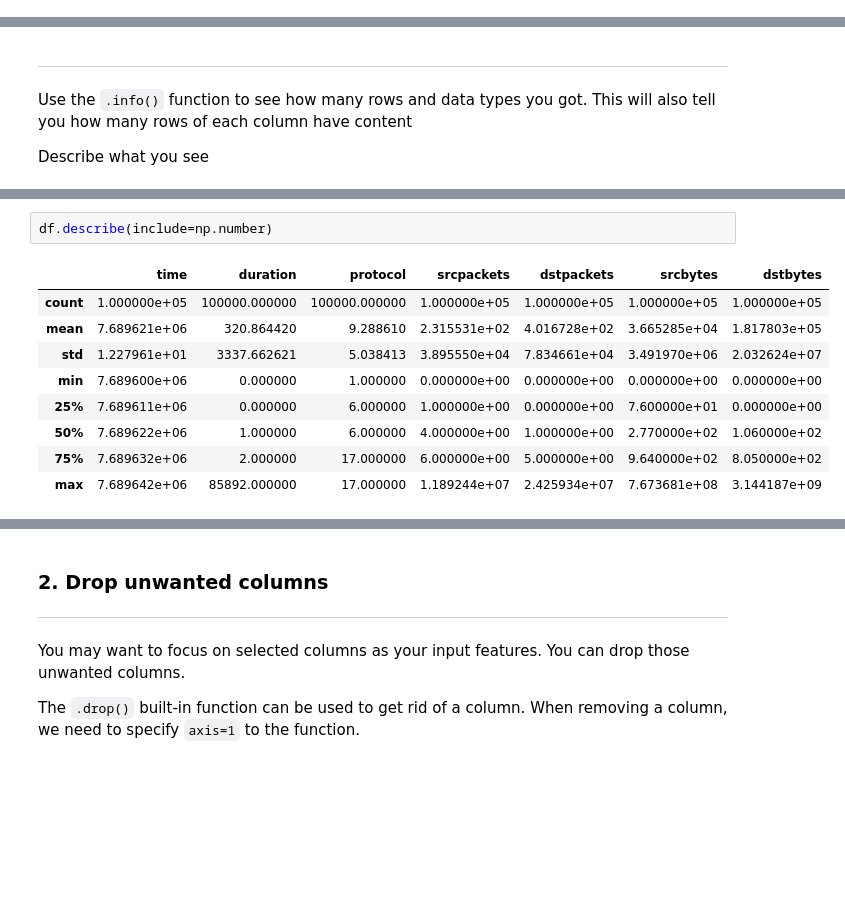
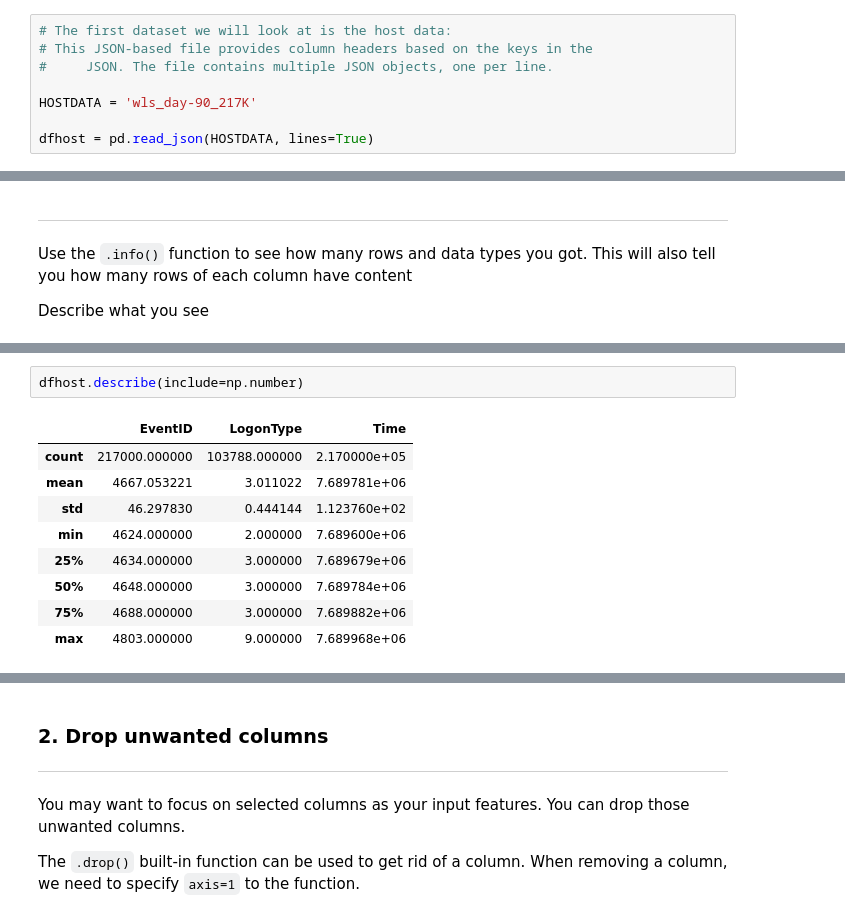
Before and after one commit to chalmerlowe/capstone, a Jupyter notebook: capstone.ipynb, the cells around one changed output, grey strips where cells are left out. Cells and saved outputs as stored; diff of their text form; blank space fills up the shorter version.

```diff
--- a/capstone.ipynb
+++ b/capstone.ipynb
@@ -79,0 +66,8 @@ dfnet = pd.read_csv(NETDATA, names=names)
+# %%
+# The first dataset we will look at is the host data:
+# This JSON-based file provides column headers based on the keys in the
+#     JSON. The file contains multiple JSON objects, one per line.
+
+HOSTDATA = 'wls_day-90_217K'
+
+dfhost = pd.read_json(HOSTDATA, lines=True)
@@ -189,13 +204,13 @@ memory usage: 8.4+ MB
 # %%
-df.describe(include=np.number)
+dfhost.describe(include=np.number)
 # %% [output]
-|  | time | duration | protocol | srcpackets | dstpackets | srcbytes | dstbytes |
-| count | 1.000000e+05 | 100000.000000 | 100000.000000 | 1.000000e+05 | 1.000000e+05 | 1.000000e+05 | 1.000000e+05 |
-| mean | 7.689621e+06 | 320.864420 | 9.288610 | 2.315531e+02 | 4.016728e+02 | 3.665285e+04 | 1.817803e+05 |
-| std | 1.227961e+01 | 3337.662621 | 5.038413 | 3.895550e+04 | 7.834661e+04 | 3.491970e+06 | 2.032624e+07 |
-| min | 7.689600e+06 | 0.000000 | 1.000000 | 0.000000e+00 | 0.000000e+00 | 0.000000e+00 | 0.000000e+00 |
-| 25% | 7.689611e+06 | 0.000000 | 6.000000 | 1.000000e+00 | 0.000000e+00 | 7.600000e+01 | 0.000000e+00 |
-| 50% | 7.689622e+06 | 1.000000 | 6.000000 | 4.000000e+00 | 1.000000e+00 | 2.770000e+02 | 1.060000e+02 |
-| 75% | 7.689632e+06 | 2.000000 | 17.000000 | 6.000000e+00 | 5.000000e+00 | 9.640000e+02 | 8.050000e+02 |
-| max | 7.689642e+06 | 85892.000000 | 17.000000 | 1.189244e+07 | 2.425934e+07 | 7.673681e+08 | 3.144187e+09 |
+|  | EventID | LogonType | Time |
+| count | 217000.000000 | 103788.000000 | 2.170000e+05 |
+| mean | 4667.053221 | 3.011022 | 7.689781e+06 |
+| std | 46.297830 | 0.444144 | 1.123760e+02 |
+| min | 4624.000000 | 2.000000 | 7.689600e+06 |
+| 25% | 4634.000000 | 3.000000 | 7.689679e+06 |
+| 50% | 4648.000000 | 3.000000 | 7.689784e+06 |
+| 75% | 4688.000000 | 3.000000 | 7.689882e+06 |
+| max | 4803.000000 | 9.000000 | 7.689968e+06 |
 # %%
```
Also changed, not shown: parts of 25 cells of this notebook.
